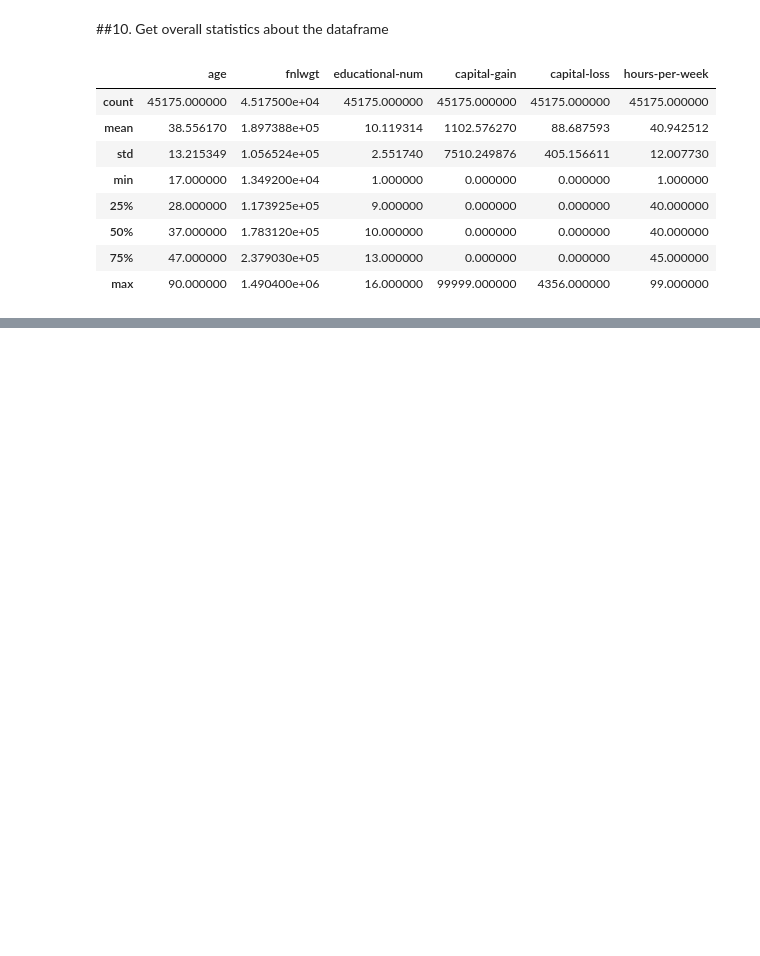
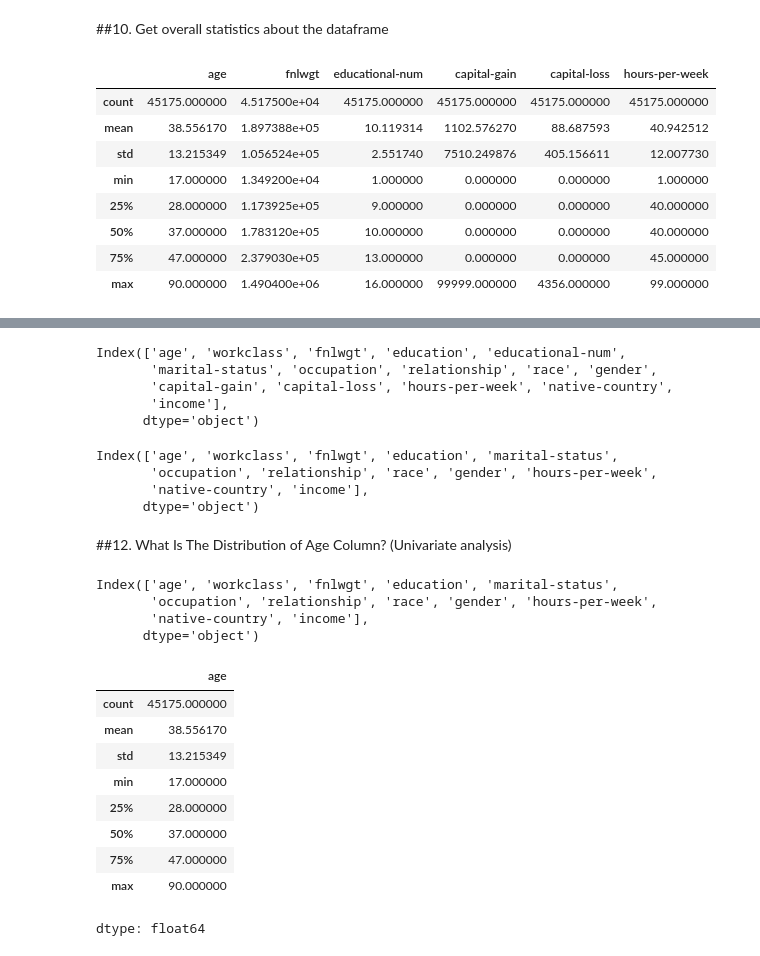
Before and after one commit to RafaGo89/Pandas_Activities, a Jupyter notebook: Casos de uso/Adult_income.ipynb, the cells around one changed output, grey strips where cells are left out. Drawn from its saved outputs; the diff is of its cells as text; code cells hidden in the pictures; blank space fills up the shorter version.

```diff
--- a/Casos de uso/Adult_income.ipynb
+++ b/Casos de uso/Adult_income.ipynb
@@ -287,0 +290,8 @@ data.describe()
+# %%
+data.columns
+# %% [output]
+Index(['age', 'workclass', 'fnlwgt', 'education', 'educational-num',
+       'marital-status', 'occupation', 'relationship', 'race', 'gender',
+       'capital-gain', 'capital-loss', 'hours-per-week', 'native-country',
+       'income'],
+      dtype='object')
@@ -287,0 +301,30 @@ data.describe()
+# %%
+data.columns
+# %% [output]
+Index(['age', 'workclass', 'fnlwgt', 'education', 'marital-status',
+       'occupation', 'relationship', 'race', 'gender', 'hours-per-week',
+       'native-country', 'income'],
+      dtype='object')
+# %% [markdown]
+##12. What Is The Distribution of Age Column? (Univariate analysis)
+# %%
+data.columns
+# %% [output]
+Index(['age', 'workclass', 'fnlwgt', 'education', 'marital-status',
+       'occupation', 'relationship', 'race', 'gender', 'hours-per-week',
+       'native-country', 'income'],
+      dtype='object')
+# %%
+# Para el análisis, primero encontramos el valor máximo, mínimo, la media, entre otros
+data['age'].describe()
+# %% [output]
+|  | age |
+| count | 45175.000000 |
+| mean | 38.556170 |
+| std | 13.215349 |
+| min | 17.000000 |
+| 25% | 28.000000 |
+| 50% | 37.000000 |
+| 75% | 47.000000 |
+| max | 90.000000 |
+dtype: float64
```
Also changed, not shown: parts of 16 cells of this notebook.
